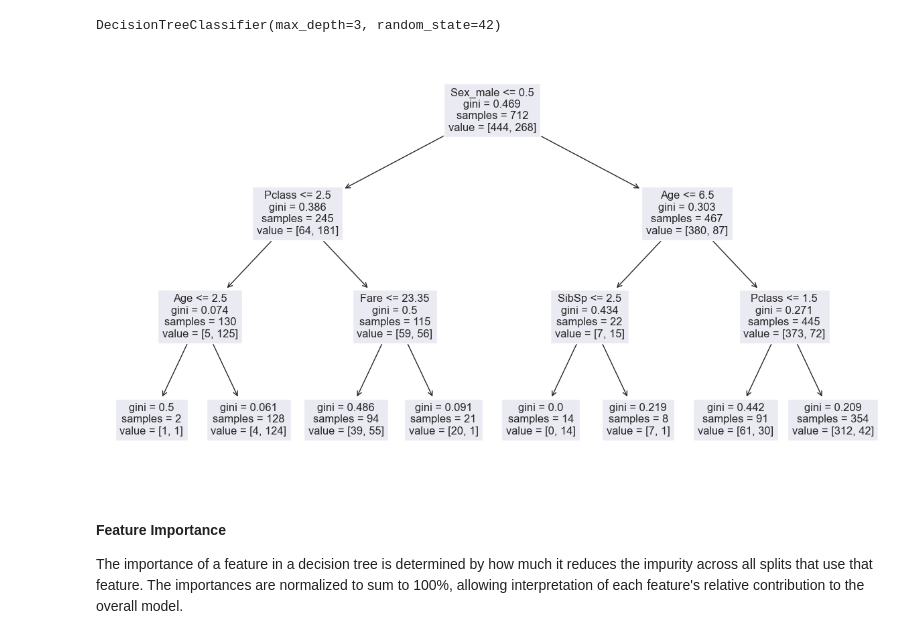
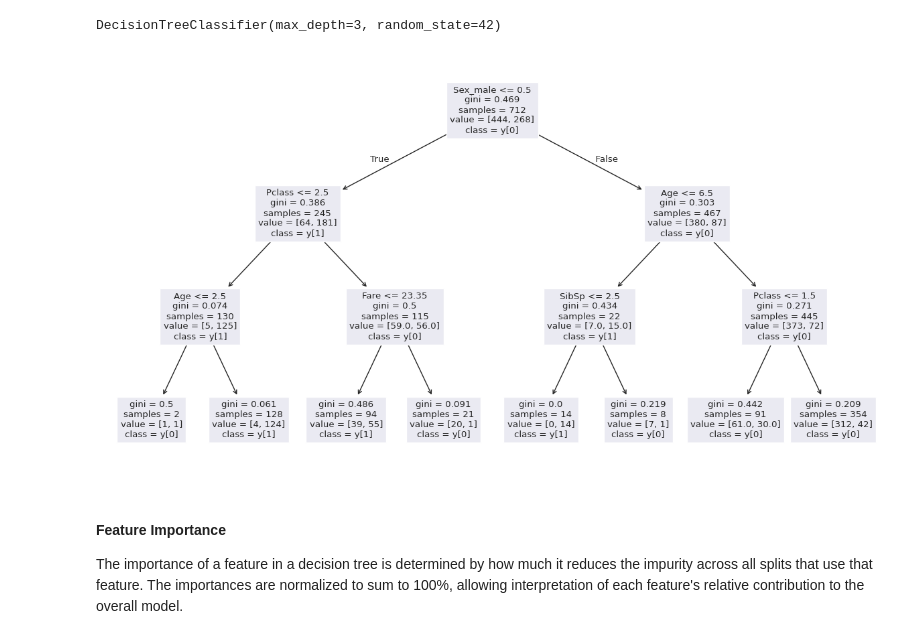
Before and after one commit to Cyntwikip/Machine-Learning, a Jupyter notebook: explainability_interpretable_models.ipynb, the cells around one changed output. Drawn from its saved outputs; the diff is of its cells as text; code cells hidden in the pictures.

Commit message:
feat: add class names in decision tree viz

```diff
--- a/explainability_interpretable_models.ipynb
+++ b/explainability_interpretable_models.ipynb
@@ -162,12 +164,12 @@ DecisionTreeClassifier(max_depth=3, random_state=42)
 # %%
 from sklearn import tree
 
 plt.figure(figsize=(15,8))
 
-tree.plot_tree(model, feature_names=list(cols))
+tree.plot_tree(model, feature_names=list(cols), class_names=True)
 plt.show()
 # %% [output]
-[figure, old version]
+[figure, new version]
 # %% [markdown]
 
 
```
Also changed, not shown: parts of 5 cells of this notebook.
